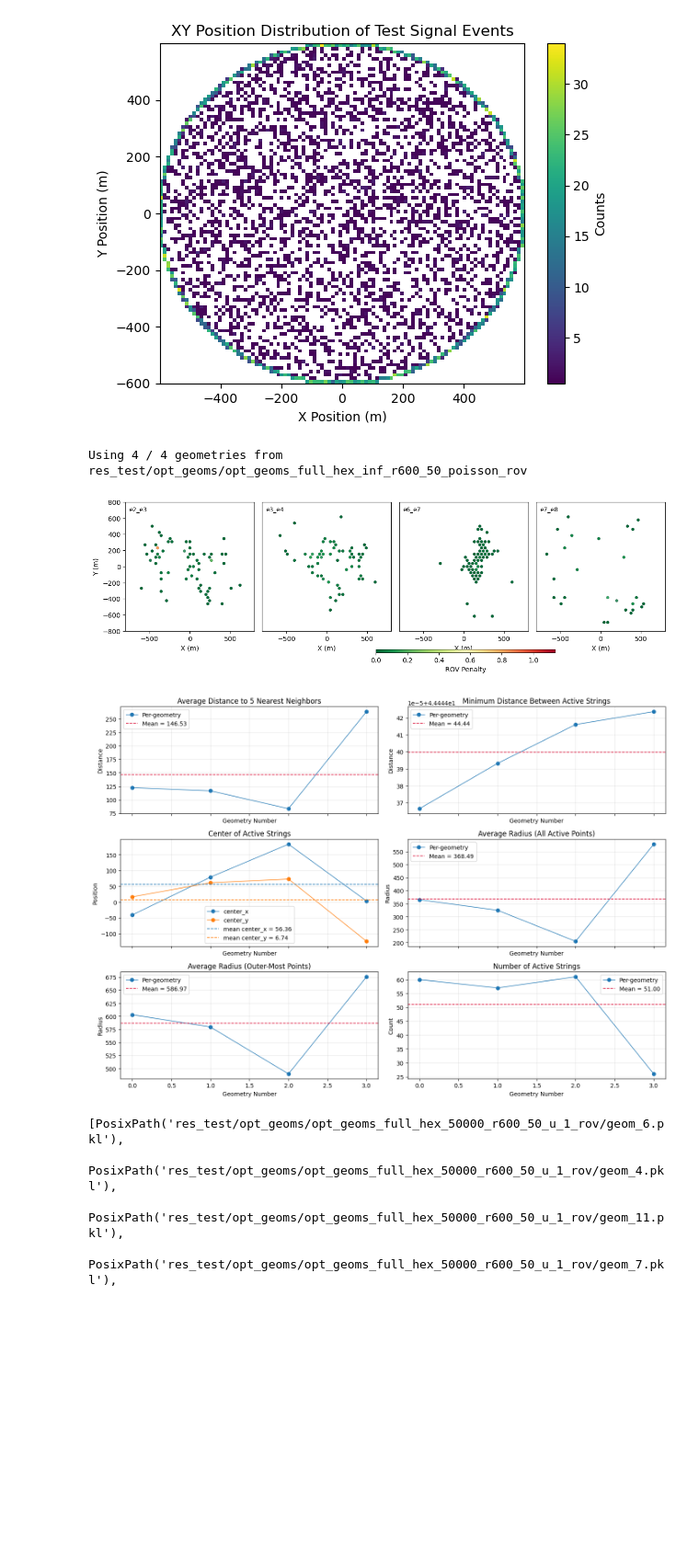
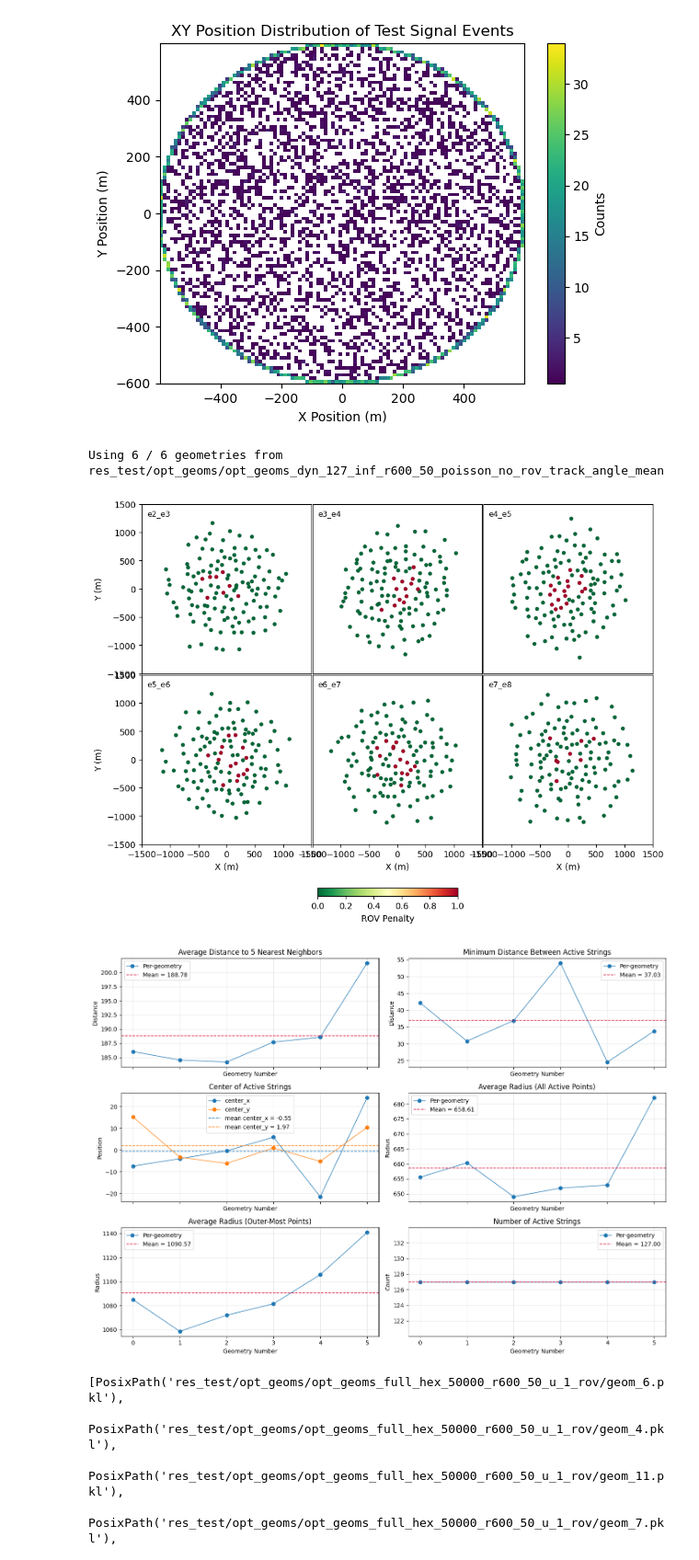
Before and after one commit to kristiantcho/nugget, a Jupyter notebook: nugget/examples/test_evaluation.ipynb, the cells around one changed output. Shown at 92% size. Cells and saved outputs as stored; diff of their text form; code cells hidden in the pictures; blank space fills up the shorter version.

```diff
--- a/nugget/examples/test_evaluation.ipynb
+++ b/nugget/examples/test_evaluation.ipynb
@@ -342,10 +342,10 @@ from scipy.spatial import ConvexHull
 
 device='cuda:3'
 # Folder containing geom_*.pkl files
-geom_folder = Path("res_test/opt_geoms/opt_geoms_full_hex_inf_r600_50_poisson_rov")
+geom_folder = Path("res_test/opt_geoms/opt_geoms_dyn_127_inf_r600_50_poisson_no_rov_track_angle_mean")
 num_angles = 360
-num_cols = 5
-zoom_range = 800
+num_cols = 3
+zoom_range = 1500
 # Number of geometries to plot/analyze
 # Set to None (or <=0) to use all geometries
 num_geometries_to_pick = None
@@ -392,8 +392,8 @@ for ind, geom_path in enumerate(geom_paths):
     geom_idx = ind  # Use sequential indices for display instead of original geom numbers
     geom_dict = pickle.load(open(geom_path, "rb"))
     # skip geometries with Nan string_weights (these are likely invalid geometries)
-    if "string_weights" not in geom_dict or torch.isnan(geom_dict["string_weights"]).any():
-        continue  # Skip geometries without string_weights
+    # if "string_weights" not in geom_dict or torch.isnan(geom_dict["string_weights"]).any():
+    #     continue  # Skip geometries without string_weights
     rov_per_string = (
         rov_loss(geom_dict,
                 num_angles=num_angles,
@@ -623,36 +623,36 @@ axes2[2].legend()
 axes2[2].grid(alpha=0.3)
 
 axes2[3].plot(stats_idx, avg_radius_all, marker="o", linewidth=1, label="Per-geometry")
 axes2[3].axhline(avg_radius_all_mean, color="crimson", linestyle="--", linewidth=1.2, label=f"Mean = {avg_radius_all_mean:.2f}")
 axes2[3].set_title("Average Radius (All Active Points)")
 axes2[3].set_ylabel("Radius")
 axes2[3].grid(alpha=0.3)
 axes2[3].legend()
 
 axes2[4].plot(stats_idx, avg_radius_outer, marker="o", linewidth=1, label="Per-geometry")
 axes2[4].axhline(avg_radius_outer_mean, color="crimson", linestyle="--", linewidth=1.2, label=f"Mean = {avg_radius_outer_mean:.2f}")
 axes2[4].set_title("Average Radius (Outer-Most Points)")
 axes2[4].set_xlabel("Geometry Number")
 axes2[4].set_ylabel("Radius")
 axes2[4].grid(alpha=0.3)
 axes2[4].legend()
 
 axes2[5].plot(stats_idx, active_string_counts, marker="o", linewidth=1, label="Per-geometry")
 axes2[5].axhline(active_string_count_mean, color="crimson", linestyle="--", linewidth=1.2, label=f"Mean = {active_string_count_mean:.2f}")
 axes2[5].set_title("Number of Active Strings")
 axes2[5].set_ylabel("Count")
 axes2[5].grid(alpha=0.3)
 axes2[5].legend()
 
 for ax in axes2:
     ax.set_xlabel("Geometry Number")
 
 fig2.tight_layout()
 plt.show()
 # %% [output]
-Using 4 / 4 geometries from res_test/opt_geoms/opt_geoms_full_hex_inf_r600_50_poisson_rov
+Using 6 / 6 geometries from res_test/opt_geoms/opt_geoms_dyn_127_inf_r600_50_poisson_no_rov_track_angle_mean
-[figure, old version]
+[figure, new version]
-[figure, old version]
+[figure, new version]
 # %%
 all_geom_paths[0]
 # %% [output]
```
Also changed, not shown: parts of 1 cell of this notebook, 3 other files.
